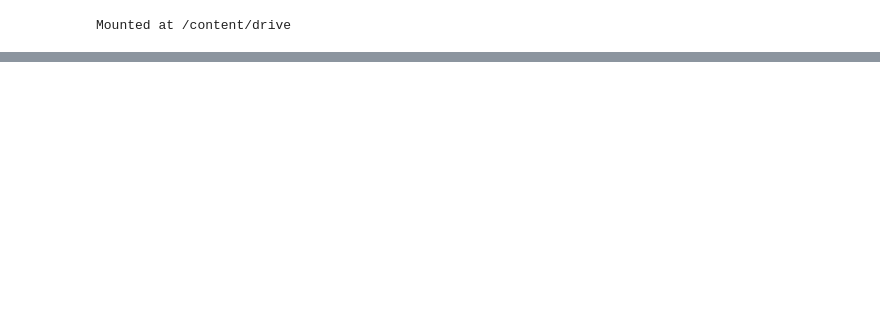
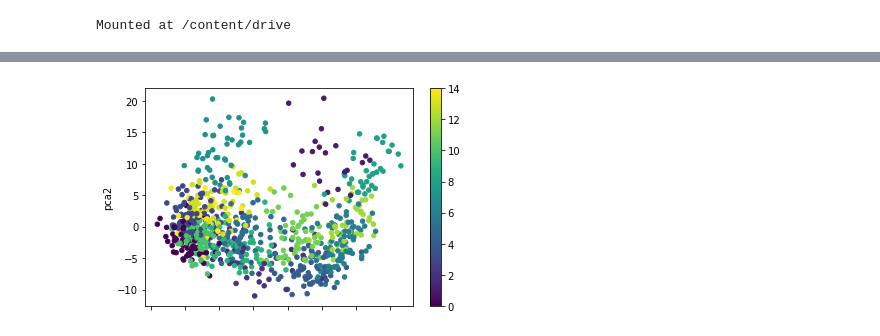
Before and after one commit to Ibizascop/Pokemon_Sounds, a Jupyter notebook: CNN.ipynb, the cells around one changed output, grey strips where cells are left out. Saved outputs shown, nothing was run; the diff lists cells and outputs as text; code cells hidden in the pictures; blank space fills up the shorter version.

```diff
--- a/CNN.ipynb
+++ b/CNN.ipynb
@@ -175,0 +151,5 @@ df.head()
+# %%
+final_df = pd.DataFrame(pca.transform(Training_Feature_vector))
+final_df["Pokemons"] = list(df["Pokemons"])
+final_df = final_df.set_index("Pokemons")
+final_df
@@ -175,0 +171,14 @@ df.head()
+# %%
+######################################################
+#        Kmeans Clustering                 #
+######################################################
+kmeans = KMeans(n_clusters=15).fit(final_df)
+#Visualization
+reduced_data = PCA(n_components=2).fit_transform(final_df)
+results = pd.DataFrame(reduced_data,columns=['pca1','pca2'])
+
+final_df["Cluster_kmeans"]=list(kmeans.labels_)
+#Plot Kmeans on PCA of 2
+ax1 = results.plot.scatter(x='pca1',y='pca2',c=final_df['Cluster_kmeans'],colormap='viridis').get_figure()
+# %% [output]
+[figure, added]
```
Also changed, not shown: parts of 23 cells of this notebook.
